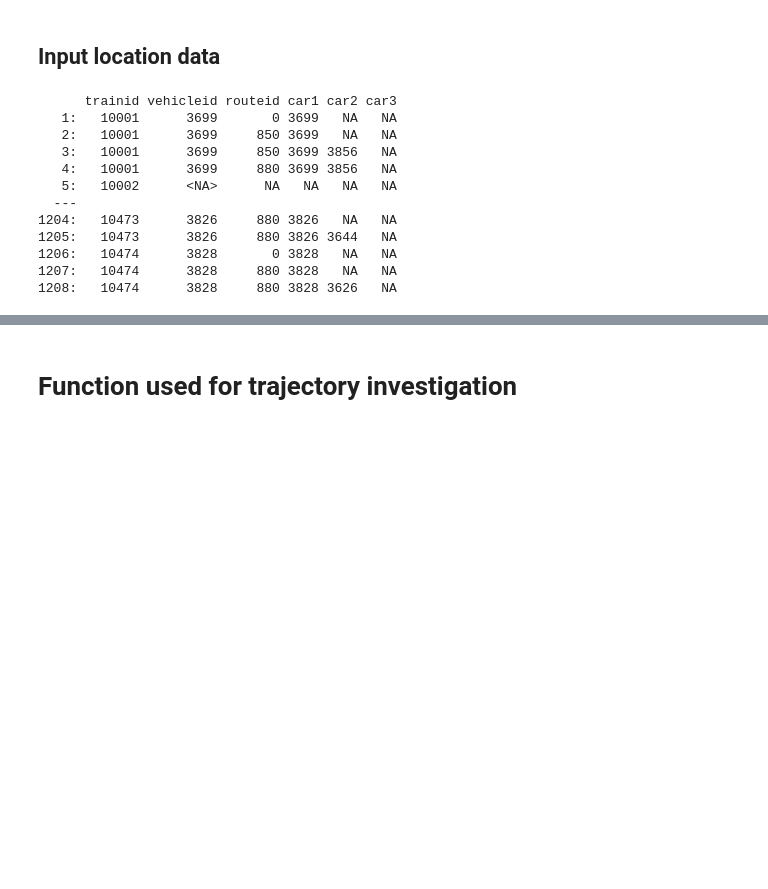
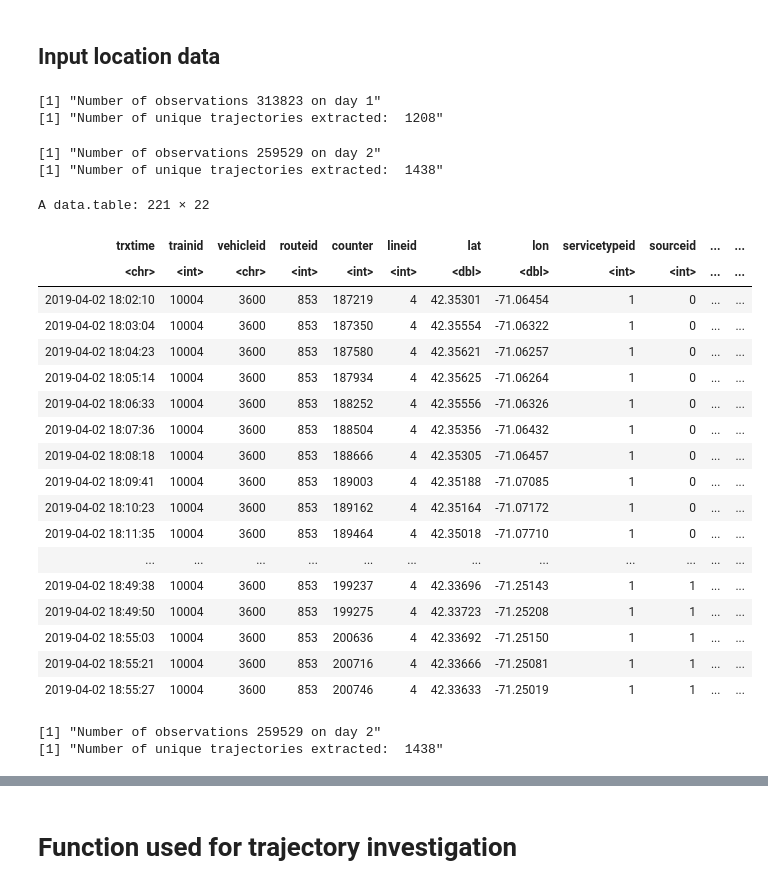
Before and after one commit to narslab/treem, a Jupyter notebook: bin/jupyter/vehicle-trajectory-computation.ipynb, the cells around one changed output, grey strips where cells are left out. Drawn from its saved outputs; the diff is of its cells as text; code cells hidden in the pictures; blank space fills up the shorter version.

```diff
--- a/bin/jupyter/vehicle-trajectory-computation.ipynb
+++ b/bin/jupyter/vehicle-trajectory-computation.ipynb
@@ -87,16 +102,46 @@ light_subset = function(dayid,id){
 }
-# %%
-clean_trajectory = light_subset(1,2)
-# %% [output]
-      trainid vehicleid routeid car1 car2 car3
-   1:   10001      3699       0 3699   NA   NA
-   2:   10001      3699     850 3699   NA   NA
-   3:   10001      3699     850 3699 3856   NA
-   4:   10001      3699     880 3699 3856   NA
-   5:   10002      <NA>      NA   NA   NA   NA
-  ---
-1204:   10473      3826     880 3826   NA   NA
-1205:   10473      3826     880 3826 3644   NA
-1206:   10474      3828       0 3828   NA   NA
-1207:   10474      3828     880 3828   NA   NA
-1208:   10474      3828     880 3828 3626   NA
+# %%
+# generate the specified trajectory table
+light_subset = function(df,day,index){
+    day_df = get_day_trajectories(df, day)
+    trajectory_index_df = get_unique_trajectory_indices(day_df)
+    clean_trajectory = extract_unique_trajectory(day_df, trajectory_index_df, index)
+    return(clean_trajectory)
+}
+# %%
+df_test = light_subset(df_lightrail,1,3)
+# %% [output]
+[1] "Number of observations 313823 on day 1"
+[1] "Number of unique trajectories extracted:  1208"
+# %%
+df_test_3 = light_subset(df_lightrail,2,8)
+# %% [output]
+[1] "Number of observations 259529 on day 2"
+[1] "Number of unique trajectories extracted:  1438"
+# %%
+df_test_3
+# %% [output]
+A data.table: 221 × 22
+| trxtime | trainid | vehicleid | routeid | counter | lineid | lat | lon | servicetypeid | sourceid | ... | ... |
+| <chr> | <int> | <chr> | <int> | <int> | <int> | <dbl> | <dbl> | <int> | <int> | ... | ... |
+| 2019-04-02 18:02:10 | 10004 | 3600 | 853 | 187219 | 4 | 42.35301 | -71.06454 | 1 | 0 | ... | ... |
+| 2019-04-02 18:03:04 | 10004 | 3600 | 853 | 187350 | 4 | 42.35554 | -71.06322 | 1 | 0 | ... | ... |
+| 2019-04-02 18:04:23 | 10004 | 3600 | 853 | 187580 | 4 | 42.35621 | -71.06257 | 1 | 0 | ... | ... |
+| 2019-04-02 18:05:14 | 10004 | 3600 | 853 | 187934 | 4 | 42.35625 | -71.06264 | 1 | 0 | ... | ... |
+| 2019-04-02 18:06:33 | 10004 | 3600 | 853 | 188252 | 4 | 42.35556 | -71.06326 | 1 | 0 | ... | ... |
+| 2019-04-02 18:07:36 | 10004 | 3600 | 853 | 188504 | 4 | 42.35356 | -71.06432 | 1 | 0 | ... | ... |
+| 2019-04-02 18:08:18 | 10004 | 3600 | 853 | 188666 | 4 | 42.35305 | -71.06457 | 1 | 0 | ... | ... |
+| 2019-04-02 18:09:41 | 10004 | 3600 | 853 | 189003 | 4 | 42.35188 | -71.07085 | 1 | 0 | ... | ... |
+| 2019-04-02 18:10:23 | 10004 | 3600 | 853 | 189162 | 4 | 42.35164 | -71.07172 | 1 | 0 | ... | ... |
+| 2019-04-02 18:11:35 | 10004 | 3600 | 853 | 189464 | 4 | 42.35018 | -71.07710 | 1 | 0 | ... | ... |
+| ... | ... | ... | ... | ... | ... | ... | ... | ... | ... | ... | ... |
+| 2019-04-02 18:49:38 | 10004 | 3600 | 853 | 199237 | 4 | 42.33696 | -71.25143 | 1 | 1 | ... | ... |
+| 2019-04-02 18:49:50 | 10004 | 3600 | 853 | 199275 | 4 | 42.33723 | -71.25208 | 1 | 1 | ... | ... |
+| 2019-04-02 18:55:03 | 10004 | 3600 | 853 | 200636 | 4 | 42.33692 | -71.25150 | 1 | 1 | ... | ... |
+| 2019-04-02 18:55:21 | 10004 | 3600 | 853 | 200716 | 4 | 42.33666 | -71.25081 | 1 | 1 | ... | ... |
+| 2019-04-02 18:55:27 | 10004 | 3600 | 853 | 200746 | 4 | 42.33633 | -71.25019 | 1 | 1 | ... | ... |
+# %%
+df_test_2 = light_subset(df_lightrail,2,7)
+# %% [output]
+[1] "Number of observations 259529 on day 2"
+[1] "Number of unique trajectories extracted:  1438"
```
Also changed, not shown: parts of 63 cells of this notebook, 12 other files.
